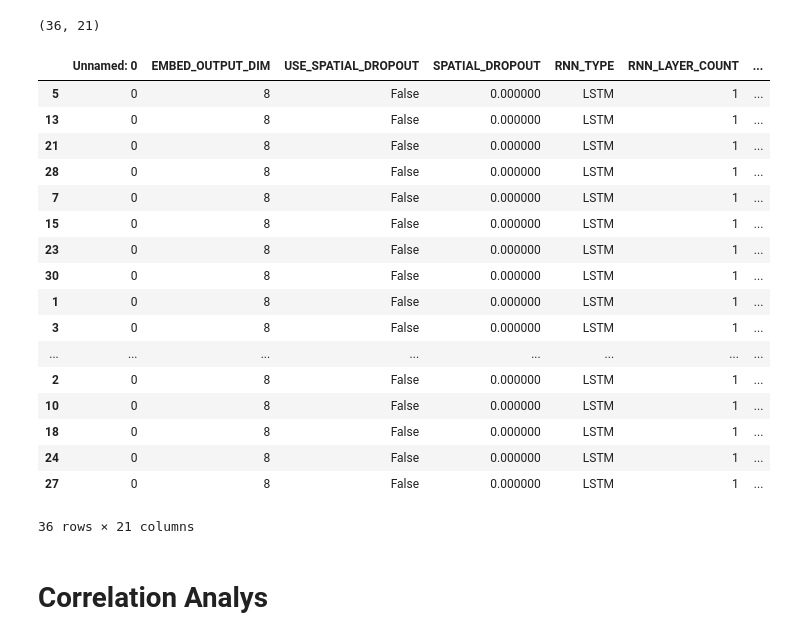
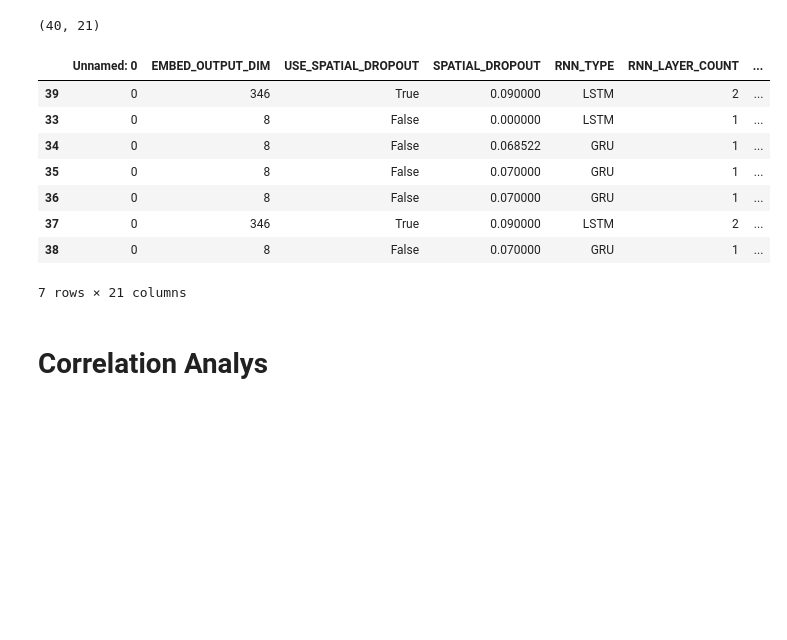
Before and after one commit to will-hill/Yelp_NLP, a Jupyter notebook: 5.Param_Search_Results.ipynb, the cells around one changed output. Saved outputs shown, nothing was run; the diff lists cells and outputs as text; code cells hidden in the pictures; blank space fills up the shorter version.

```diff
--- a/5.Param_Search_Results.ipynb
+++ b/5.Param_Search_Results.ipynb
@@ -1,28 +1,20 @@
 # %%
 import pandas as pd
 results = pd.read_csv('results.csv')
 print(results.shape)
-results.sort_values(by=['acc','DATA_SIZE'], ascending=False)
+results = results[results.DATA_SIZE > 100]
+results.sort_values(by=['mae'], ascending=True)
 # %% [output]
-(36, 21)
+(40, 21)
 |  | Unnamed: 0 | EMBED_OUTPUT_DIM | USE_SPATIAL_DROPOUT | SPATIAL_DROPOUT | RNN_TYPE | RNN_LAYER_COUNT | ... |
-| 5 | 0 | 8 | False | 0.000000 | LSTM | 1 | ... |
-| 13 | 0 | 8 | False | 0.000000 | LSTM | 1 | ... |
-| 21 | 0 | 8 | False | 0.000000 | LSTM | 1 | ... |
-| 28 | 0 | 8 | False | 0.000000 | LSTM | 1 | ... |
-| 7 | 0 | 8 | False | 0.000000 | LSTM | 1 | ... |
-| 15 | 0 | 8 | False | 0.000000 | LSTM | 1 | ... |
-| 23 | 0 | 8 | False | 0.000000 | LSTM | 1 | ... |
-| 30 | 0 | 8 | False | 0.000000 | LSTM | 1 | ... |
-| 1 | 0 | 8 | False | 0.000000 | LSTM | 1 | ... |
-| 3 | 0 | 8 | False | 0.000000 | LSTM | 1 | ... |
-| ... | ... | ... | ... | ... | ... | ... | ... |
-| 2 | 0 | 8 | False | 0.000000 | LSTM | 1 | ... |
-| 10 | 0 | 8 | False | 0.000000 | LSTM | 1 | ... |
-| 18 | 0 | 8 | False | 0.000000 | LSTM | 1 | ... |
-| 24 | 0 | 8 | False | 0.000000 | LSTM | 1 | ... |
-| 27 | 0 | 8 | False | 0.000000 | LSTM | 1 | ... |
+| 39 | 0 | 346 | True | 0.090000 | LSTM | 2 | ... |
+| 33 | 0 | 8 | False | 0.000000 | LSTM | 1 | ... |
+| 34 | 0 | 8 | False | 0.068522 | GRU | 1 | ... |
+| 35 | 0 | 8 | False | 0.070000 | GRU | 1 | ... |
+| 36 | 0 | 8 | False | 0.070000 | GRU | 1 | ... |
+| 37 | 0 | 346 | True | 0.090000 | LSTM | 2 | ... |
+| 38 | 0 | 8 | False | 0.070000 | GRU | 1 | ... |
-36 rows × 21 columns
+7 rows × 21 columns
 # %% [markdown]
 # Correlation Analys
 # %%
```
Also changed, not shown: parts of 2 cells of this notebook, 51 other files.
